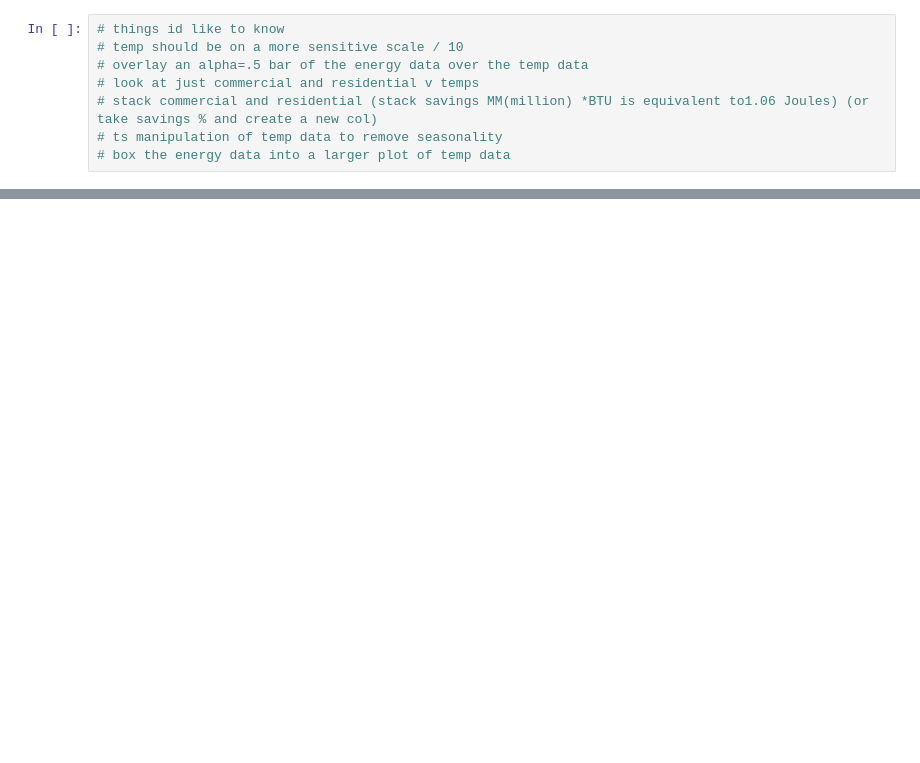
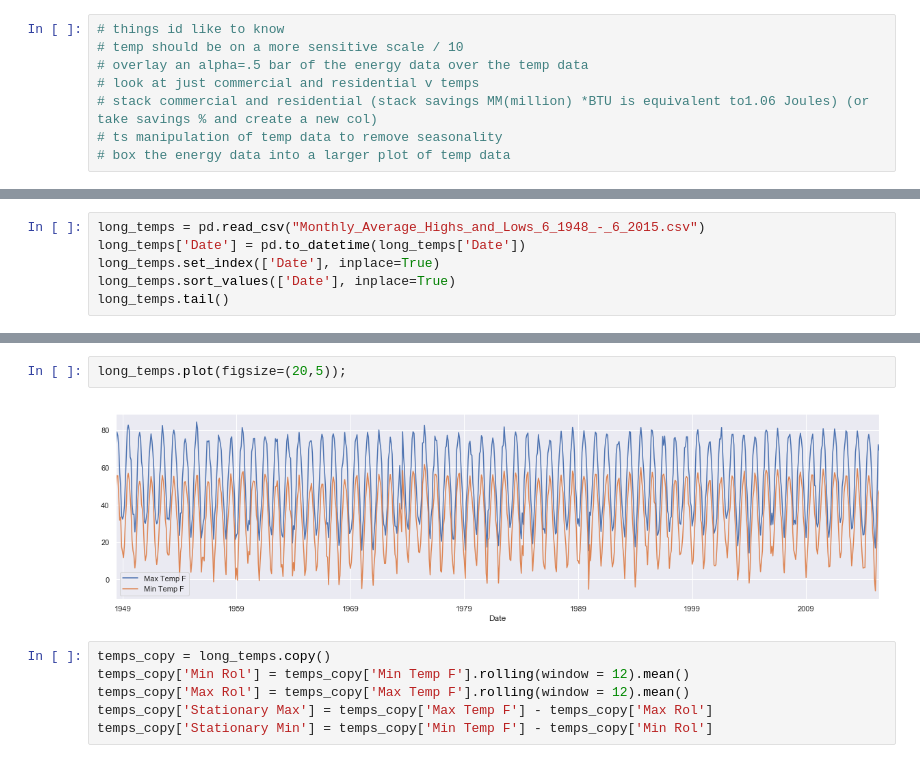
Before and after one commit to MarkEhler/VT_Energy_Analysis, a Jupyter notebook: burlington_energy.ipynb, the cells around one changed output, grey strips where cells are left out. Drawn from its saved outputs; the diff is of its cells as text; blank space fills up the shorter version.

```diff
--- a/burlington_energy.ipynb
+++ b/burlington_energy.ipynb
@@ -207,0 +226,6 @@ plt.show()
+# %%
+long_temps = pd.read_csv("Monthly_Average_Highs_and_Lows_6_1948_-_6_2015.csv")
+long_temps['Date'] = pd.to_datetime(long_temps['Date'])
+long_temps.set_index(['Date'], inplace=True)
+long_temps.sort_values(['Date'], inplace=True)
+long_temps.tail()
@@ -207,0 +240,10 @@ plt.show()
+# %%
+long_temps.plot(figsize=(20,5));
+# %% [output]
+[figure, added]
+# %%
+temps_copy = long_temps.copy()
+temps_copy['Min Rol'] = temps_copy['Min Temp F'].rolling(window = 12).mean()
+temps_copy['Max Rol'] = temps_copy['Max Temp F'].rolling(window = 12).mean()
+temps_copy['Stationary Max'] = temps_copy['Max Temp F'] - temps_copy['Max Rol']
+temps_copy['Stationary Min'] = temps_copy['Min Temp F'] - temps_copy['Min Rol']
```
Also changed, not shown: parts of 31 cells of this notebook, 2 other files.
